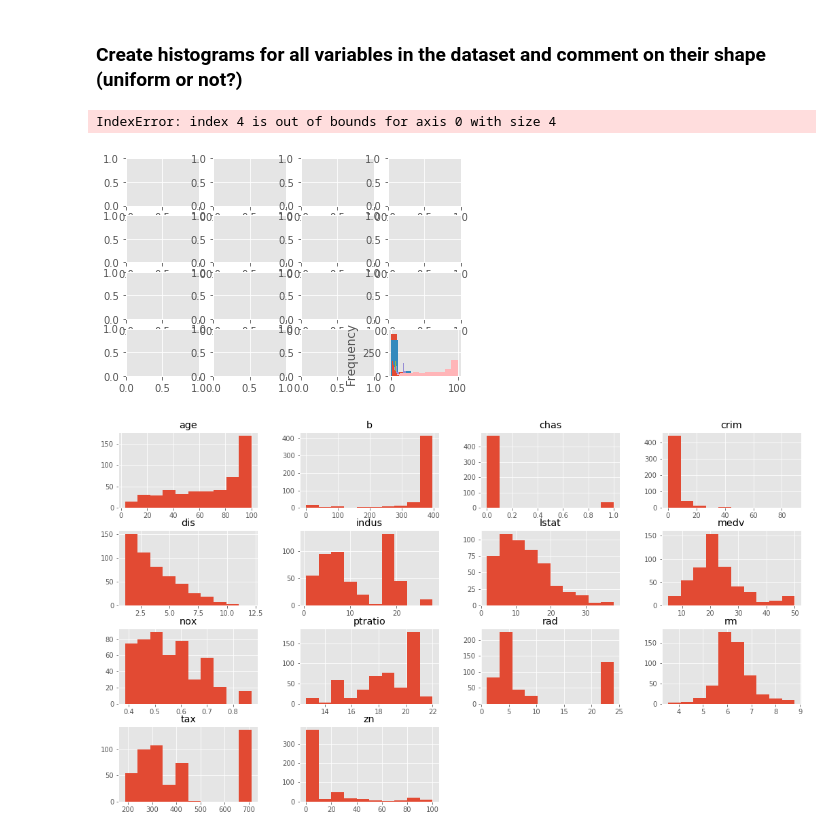
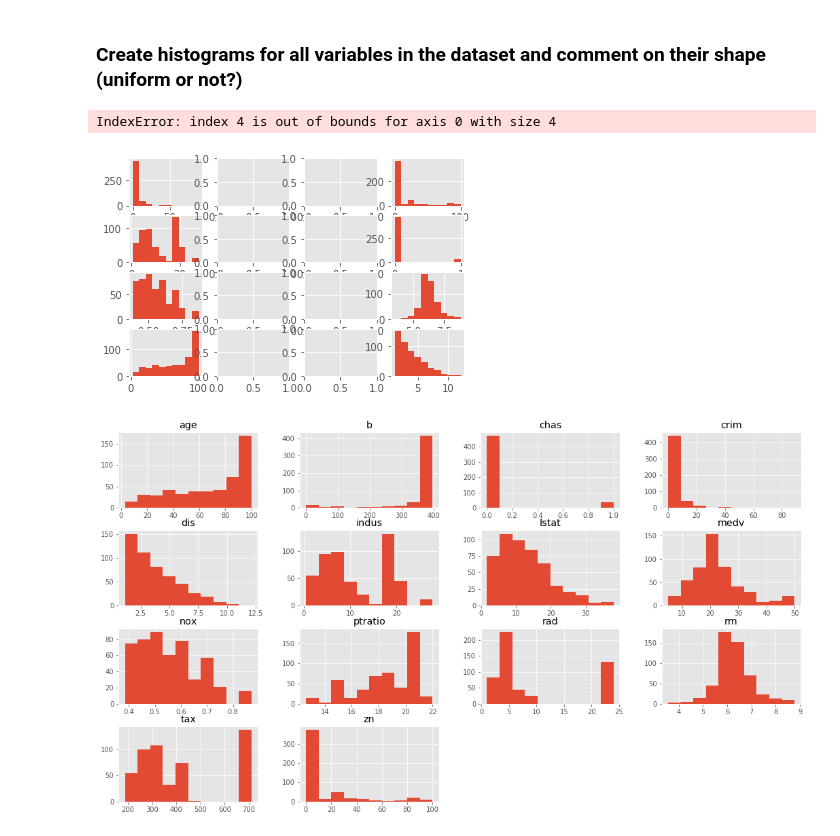
Before and after one commit to bl419cam/dsc-regression-boston-lab-seattle-ds-062419, a Jupyter notebook: index.ipynb, the cells around one changed output. Drawn from its saved outputs; the diff is of its cells as text; code cells hidden in the pictures.

```diff
--- a/index.ipynb
+++ b/index.ipynb
@@ -89,15 +89,15 @@ plt.style.use('ggplot')
 # %%
 fig, axes = plt.subplots(nrows=4, ncols=4)
 #plt.title('housing features histograms')
 
 for n in range(1,len(df.columns)):
     row = (n-1)//2
     col = n%2-1
     ax = axes[row][col]
-    ax.hist(df.iloc[:,n-1].plot('hist')
+    ax.hist(df.iloc[:,n-1])
 # %% [output]
 IndexError: index 4 is out of bounds for axis 0 with size 4
-[figure, old version]
+[figure, new version]
 # %%
 # Your code here
 # %% [output]
```
